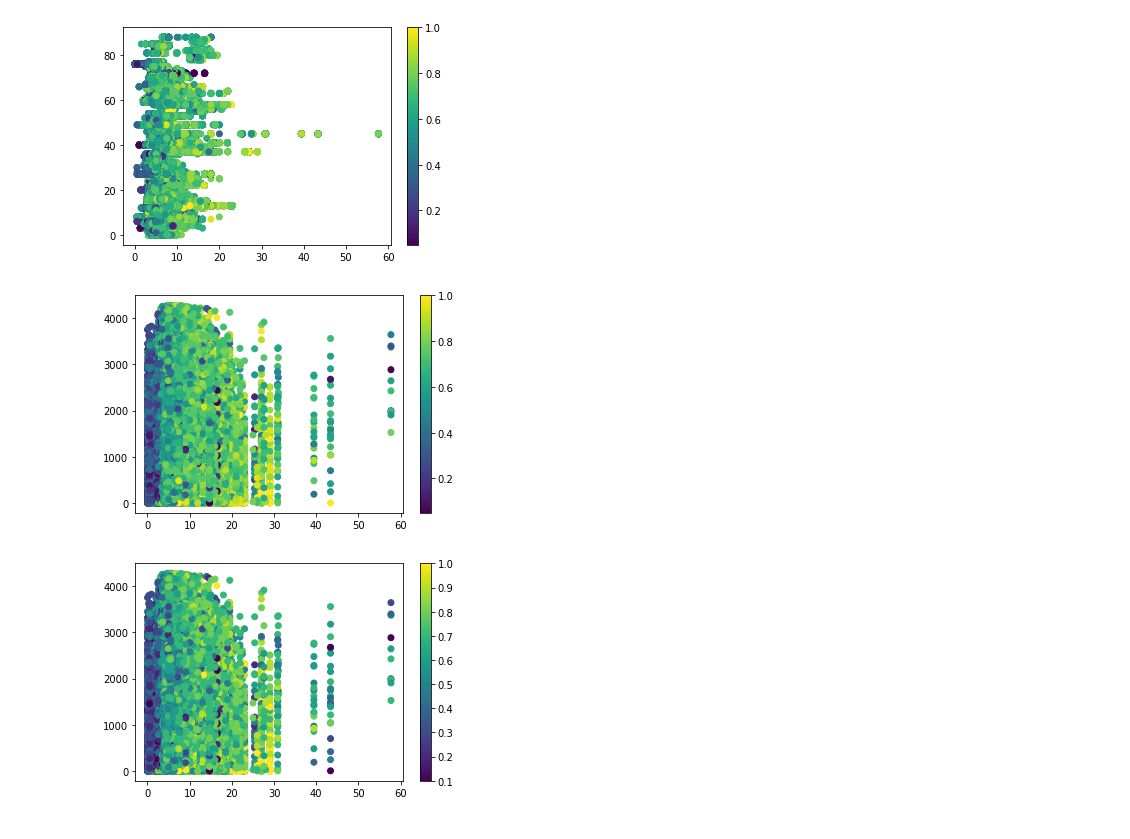
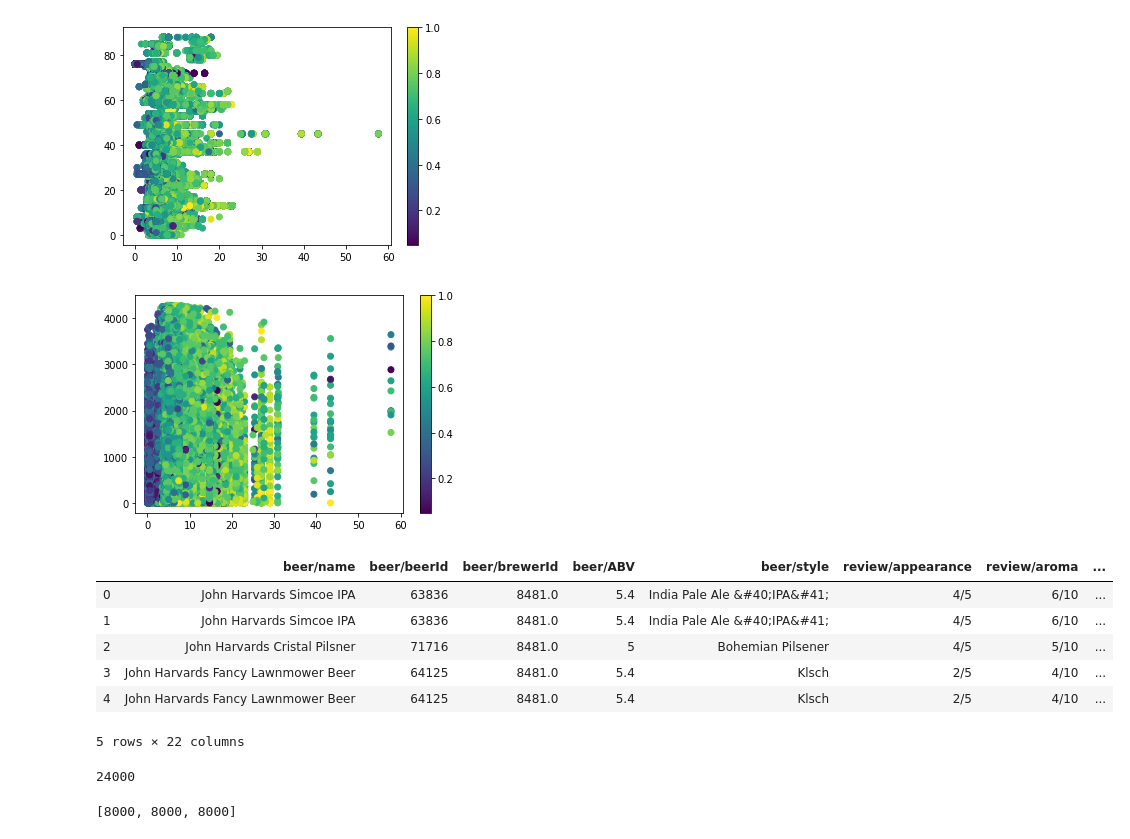
Before and after one commit to maxyuan6717/cpsc-482-code-project, a Jupyter notebook: Coding_Project.ipynb, the cells around one changed output. Saved outputs shown, nothing was run; the diff lists cells and outputs as text; code cells hidden in the pictures.

```diff
--- a/Coding_Project.ipynb
+++ b/Coding_Project.ipynb
@@ -100,13 +100,13 @@ print(len(low_rating.index))
 183508
 # %%
 NUM_SAMPLES = 18000
-NUM_SAMPELS_WITH_PADDING = NUM_SAMPLES + 300 # we remove empty removes later so this allows for that
-positive_indices = random.sample(positive_rating.index.tolist(), int(NUM_SAMPELS_WITH_PADDING / 2))
-negative_indices = random.sample(negative_rating.index.tolist(), int(NUM_SAMPELS_WITH_PADDING / 2))
+NUM_SAMPLES_WITH_PADDING = NUM_SAMPLES + 300 # we remove empty removes later so this allows for that
+positive_indices = random.sample(positive_rating.index.tolist(), int(NUM_SAMPLES_WITH_PADDING / 2))
+negative_indices = random.sample(negative_rating.index.tolist(), int(NUM_SAMPLES_WITH_PADDING / 2))
 
-high_indices = random.sample(high_rating.index.tolist(), int(NUM_SAMPELS_WITH_PADDING / 3))
-med_indices = random.sample(med_rating.index.tolist(), int(NUM_SAMPELS_WITH_PADDING / 3))
-low_indices = random.sample(low_rating.index.tolist(), int(NUM_SAMPELS_WITH_PADDING / 3))
+high_indices = random.sample(high_rating.index.tolist(), int(NUM_SAMPLES_WITH_PADDING / 3))
+med_indices = random.sample(med_rating.index.tolist(), int(NUM_SAMPLES_WITH_PADDING / 3))
+low_indices = random.sample(low_rating.index.tolist(), int(NUM_SAMPLES_WITH_PADDING / 3))
 # %%
 rows_b = positive_indices + negative_indices
 rows_t = high_indices + med_indices +low_indices
@@ -695,0 +692,2 @@ for i in range(len(times)):
+# %%
+df_full['experience'] = df_full.apply(lambda row : (row['review/time'] - min_times[row['review/profileName']]) / (60*60*24), axis=1)
@@ -696,11 +696,19 @@ for i in range(len(times)):
 # %%
-plt.scatter(abvs, experience, c=ratings)
+plt.scatter(abvs, experiences, c=ratings)
 plt.colorbar()
 plt.show()
-
-plt.scatter(abvs, experience, c=taste_ratings)
-plt.colorbar()
-plt.show()
 # %% [output]
 [figure]
-[figure, removed]
+# %%
+beer_brewers = df_full['beer/brewerId'].unique()
+beer_brewers_index = dict(zip(beer_brewers, range(len(beer_brewers))))
+df_full['brewer'] = df_full.apply(lambda row: beer_brewers_index[row['beer/brewerId']], axis=1)
+df_full.head()
+# %% [output]
+|  | beer/name | beer/beerId | beer/brewerId | beer/ABV | beer/style | review/appearance | review/aroma | ... |
+| 0 | John Harvards Simcoe IPA | 63836 | 8481.0 | 5.4 | India Pale Ale &#40;IPA&#41; | 4/5 | 6/10 | ... |
+| 1 | John Harvards Simcoe IPA | 63836 | 8481.0 | 5.4 | India Pale Ale &#40;IPA&#41; | 4/5 | 6/10 | ... |
+| 2 | John Harvards Cristal Pilsner | 71716 | 8481.0 | 5 | Bohemian Pilsener | 4/5 | 5/10 | ... |
+| 3 | John Harvards Fancy Lawnmower Beer | 64125 | 8481.0 | 5.4 | Klsch | 2/5 | 4/10 | ... |
+| 4 | John Harvards Fancy Lawnmower Beer | 64125 | 8481.0 | 5.4 | Klsch | 2/5 | 4/10 | ... |
+5 rows × 22 columns
@@ -706,0 +748,14 @@ plt.show()
+# %%
+df.head()
+print(len(df))
+# %% [output]
+24000
+# %%
+features = df[['brewer', 'abv', 'style']].to_numpy()
+features_exp = df[['brewer', 'abv', 'style', 'experience']].to_numpy()
+
+overall_ratings = df['overall'].values.tolist()
+ternary_labels = np.array([2 if rating > 0.7 else (0 if rating < 0.4 else 1) for rating in overall_ratings])
+print([np.count_nonzero(ternary_labels == x) for x in range(3)])
+# %% [output]
+[8000, 8000, 8000]
```
Also changed, not shown: parts of 17 cells of this notebook.
